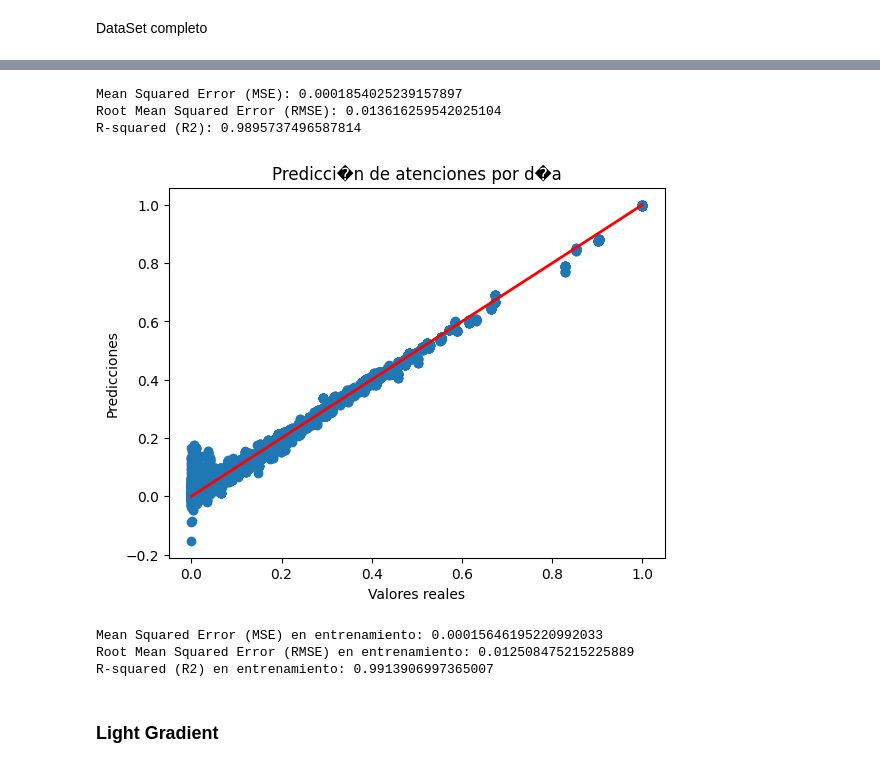
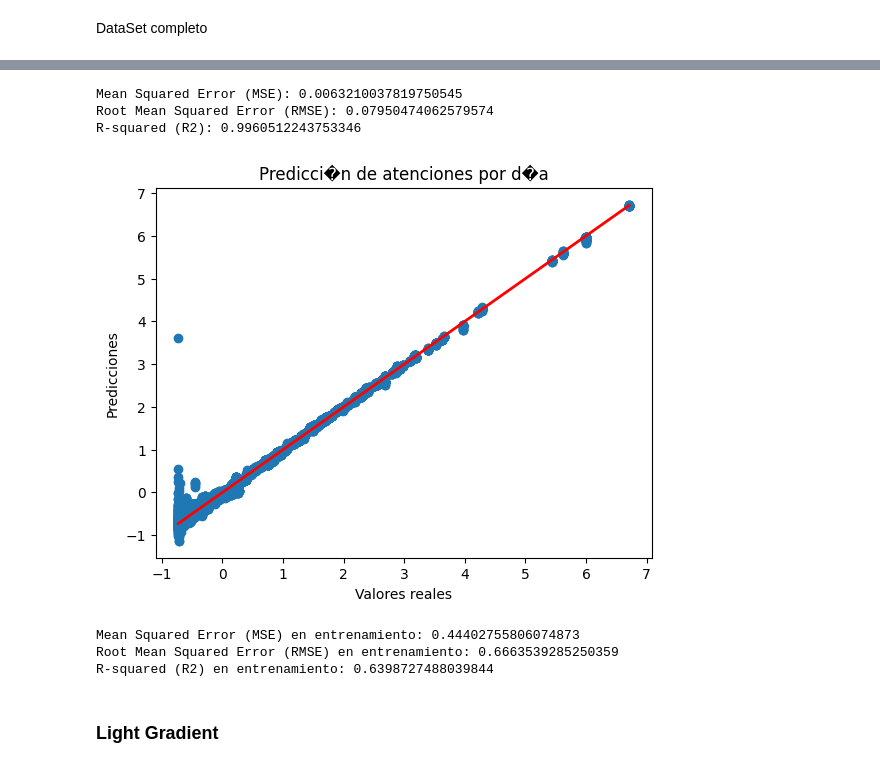
Before and after one commit to kennethLeonel/Atenciones-Medicas, a Jupyter notebook: EvaluacionModelos.ipynb, the cells around one changed output, grey strips where cells are left out. Drawn from its saved outputs; the diff is of its cells as text; code cells hidden in the pictures.

```diff
--- a/EvaluacionModelos.ipynb
+++ b/EvaluacionModelos.ipynb
@@ -125,0 +134,3 @@ dataset.head()
+# %%
+dataEstacion = dataset[dataset['estacion'].round(6) == round(1.14591675, 6)]
+dataEstacion.head()
@@ -126,6 +144,6 @@ dataset.head()
 # %%
-X = dataset.drop('atenciones_por_dia', axis=1)
-y = dataset['atenciones_por_dia']
+X = dataEstacion.drop(columns=['atenciones_por_dia'], axis=1)
+y = dataEstacion['atenciones_por_dia']
 # Separar datos de entrenamiento y prueba
 X_train, X_test, y_train, y_test = train_test_split(X, y, test_size=0.3, random_state=42)
 
@@ -134,37 +152,37 @@ X_train, X_test, y_train, y_test = train_test_split(X, y, test_size=0.3, random_
 from xgboost import XGBRegressor
 
 # Definir el modelo
 modelXGB = XGBRegressor()
 # Entrenar el modelo
 modelXGB.fit(X_train, y_train)
 # Predecir valores
 y_pred = modelXGB.predict(X_test)
 # Calcular el error cuadr�tico medio
 
 #Metricas del modelo SVM
 from sklearn.metrics import mean_absolute_error
 
 
 mse = mean_squared_error(y_test, y_pred)
 rmse = np.sqrt(mse)
 #Metricas mae
 mae = mean_absolute_error(y_test, y_pred)
 r2 = r2_score(y_test, y_pred)
 print(f'Mean Squared Error (MSE): {mse}')
 print(f'Root Mean Squared Error (RMSE): {rmse}')
 print(f'R-squared (R2): {r2}')
 # Graficar la predicci�n vs el valor real
 plt.scatter(y_test, y_pred)
 plt.plot([min(y_test), max(y_test)], [min(y_test), max(y_test)], color='red', lw=2, label='L�nea de referencia')  # L�nea de referencia
 plt.xlabel('Valores reales')
 plt.ylabel('Predicciones')
 plt.title('Predicci�n de atenciones por d�a')
 plt.show()
 # %% [output]
-Mean Squared Error (MSE): 0.0001854025239157897
-Root Mean Squared Error (RMSE): 0.013616259542025104
-R-squared (R2): 0.9895737496587814
+Mean Squared Error (MSE): 0.0063210037819750545
+Root Mean Squared Error (RMSE): 0.07950474062579574
+R-squared (R2): 0.9960512243753346
-[figure, old version]
+[figure, new version]
 # %%
 
 # Predicciones en el conjunto de entrenamiento
@@ -180,9 +198,9 @@ print(f'Mean Squared Error (MSE) en entrenamiento: {mse_train}')
 print(f'Root Mean Squared Error (RMSE) en entrenamiento: {rmse_train}')
 print(f'R-squared (R2) en entrenamiento: {r2_train}')
 # %% [output]
-Mean Squared Error (MSE) en entrenamiento: 0.00015646195220992033
-Root Mean Squared Error (RMSE) en entrenamiento: 0.012508475215225889
-R-squared (R2) en entrenamiento: 0.9913906997365007
+Mean Squared Error (MSE) en entrenamiento: 0.44402755806074873
+Root Mean Squared Error (RMSE) en entrenamiento: 0.6663539285250359
+R-squared (R2) en entrenamiento: 0.6398727488039844
 # %% [markdown]
 ### Light Gradient
 # %%
```
Also changed, not shown: parts of 36 cells of this notebook.
